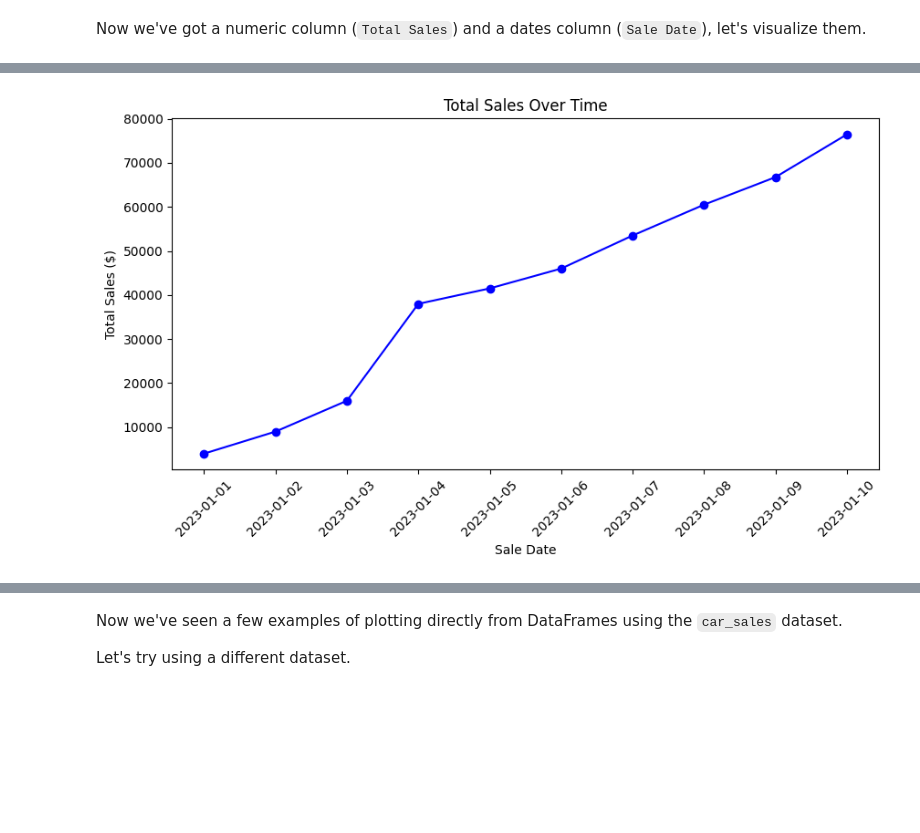
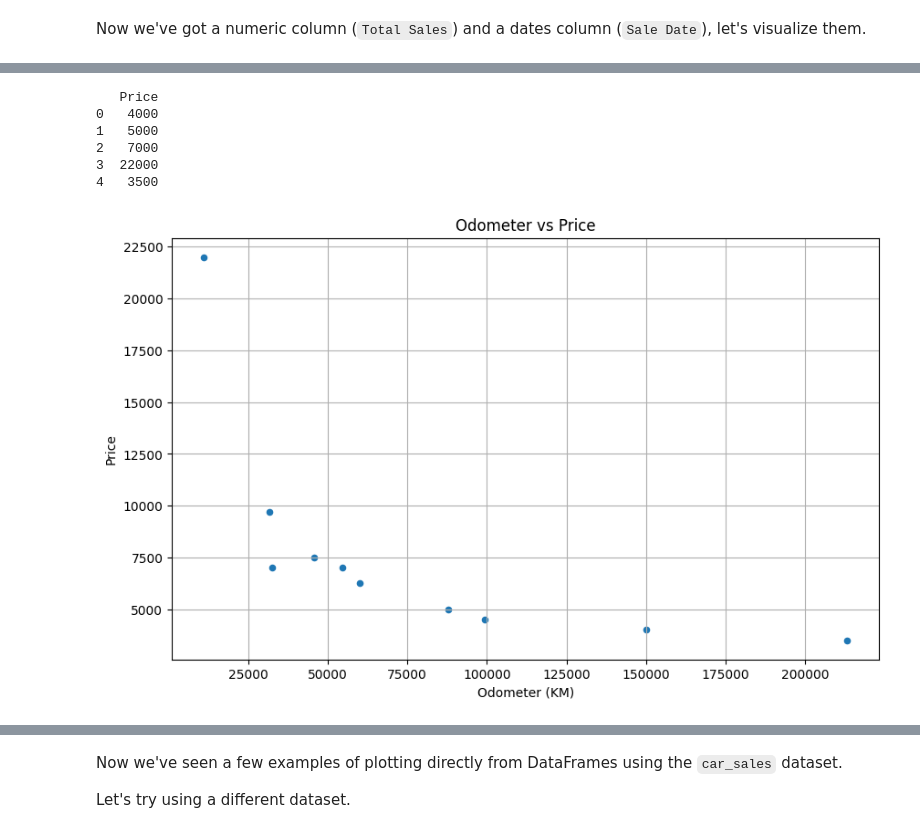
Before and after one commit to 2mlashraf/zag-_Eng-AI, a Jupyter notebook: Matplotlib_Task.ipynb, the cells around one changed output, grey strips where cells are left out. Drawn from its saved outputs; the diff is of its cells as text; code cells hidden in the pictures; blank space fills up the shorter version.

```diff
--- a/Matplotlib_Task.ipynb
+++ b/Matplotlib_Task.ipynb
@@ -3,7 +7,6 @@
 # %%
-#import pandas as pd
-import pandas as pd
-car_sales = pd.read_csv("/car-sales.csv")
+# Import the 'data/car-sales.csv' into a DataFame called car_sales and view
+car_sales = pd.read_csv("car-sales.csv")
 car_sales.head()
 # %% [output]
 |  | Make | Colour | Odometer (KM) | Doors | Price |
@@ -12,10 +15,3 @@ car_sales.head()
 | 2 | Toyota | Blue | 32549 | 3 | $7,000.00 |
 | 3 | BMW | Black | 11179 | 5 | $22,000.00 |
 | 4 | Nissan | White | 213095 | 4 | $3,500.00 |
-# %%
-# Import the 'data/car-sales.csv' into a DataFame called car_sales and view
-# Convert "Price" column to numeric format
-car_sales["Price"] = car_sales["Price"].replace('[\$,]', '', regex=True).astype(float)
-
-# Display updated dataset
-car_sales.head()
@@ -64,11 +44,11 @@ car_sales.head()
 # %%
 # Add a column called 'Total Sales' to car_sales which cumulatively adds the 'Price' column
-car_sales["Total Sales"] = car_sales["Price"].cumsum()
+car_sales['Total Sales'] = car_sales['Price'].cumsum()
 
 # Add a column called 'Sale Date' which lists a series of successive dates starting from today (your today)
-import pandas as pd
-car_sales["Sale Date"] = pd.date_range(start="2023-01-01", periods=len(car_sales), freq="D")
+car_sales['Sale Date'] = pd.date_range(start='2025-05-12', periods=len(car_sales), freq='D')
+
 
 # View the car_sales DataFrame
-car_sales.head()
+print(car_sales)
 # %% [output]
@@ -99,19 +101,22 @@ plt.show()
 # %%
 # Convert the 'Price' column to the integers
-car_sales["Price"] = car_sales["Price"].astype(int)
+car_sales['Price'] = car_sales['Price'].astype(int)
+print(car_sales[['Price']].head())
 
 # Create a scatter plot of the 'Odometer (KM)' and 'Price' column using the plot() function
-plt.figure(figsize=(10,5))
-plt.plot(car_sales["Sale Date"], car_sales["Total Sales"], marker="o", linestyle="-", color="b")
+car_sales.plot(x='Odometer (KM)', y='Price', kind='scatter', figsize=(10,6))
 
-
-plt.xlabel("Sale Date")
-plt.ylabel("Total Sales ($)")
-plt.title("Total Sales Over Time")
-
-
-plt.xticks(rotation=45)  # Rotate date labels for better readability
+plt.title('Odometer vs Price')
+plt.xlabel('Odometer (KM)')
+plt.ylabel('Price')
+plt.grid(True)
 plt.show()
 # %% [output]
+   Price
+0   4000
+1   5000
+2   7000
+3  22000
+4   3500
-[figure, old version]
+[figure, new version]
 # %%
```
Also changed, not shown: parts of 27 cells of this notebook, 4 other files.
